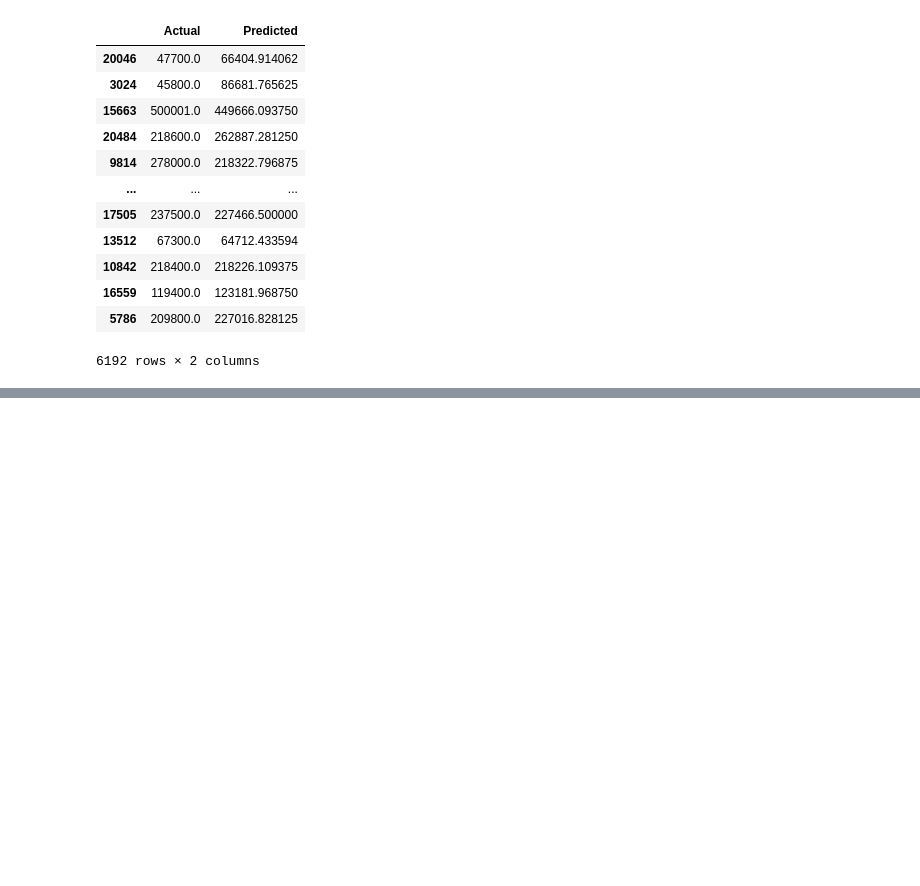
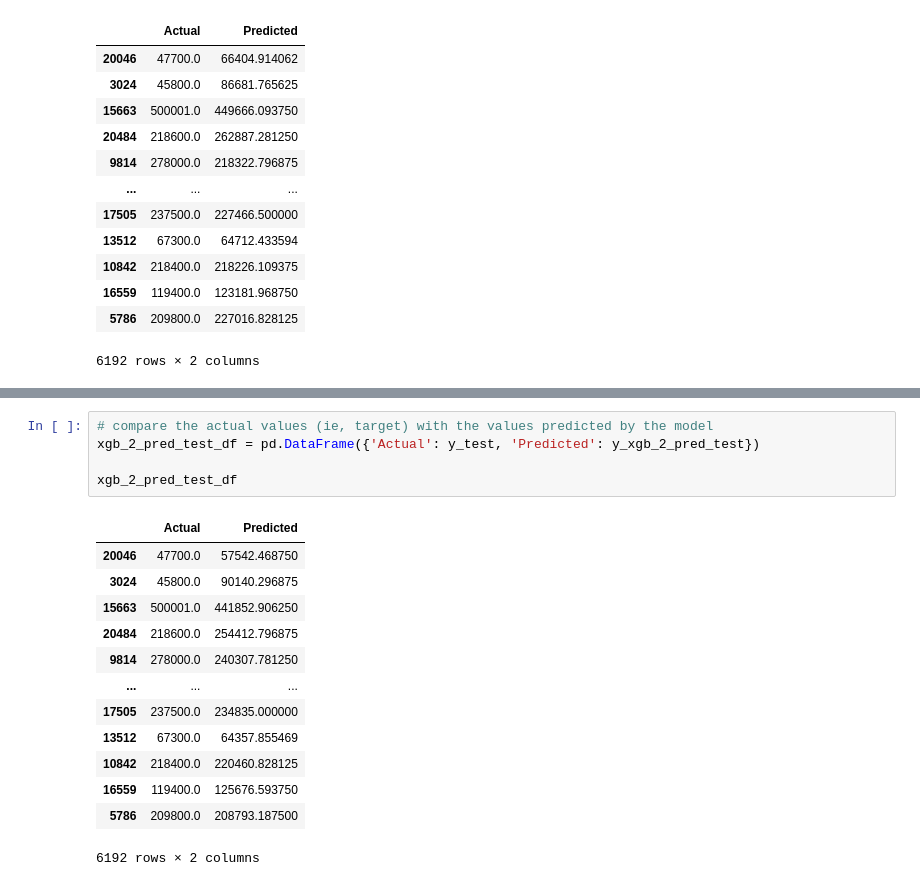
Before and after one commit to Arunika-Gamage/Predicting-House-Price, a Jupyter notebook: House_Price_Predictor.ipynb, the cells around one changed output, grey strips where cells are left out. Drawn from its saved outputs; the diff is of its cells as text; blank space fills up the shorter version.

```diff
--- a/House_Price_Predictor.ipynb
+++ b/House_Price_Predictor.ipynb
@@ -532,0 +688,19 @@ xgb_pred_test_df
+# %%
+# compare the actual values (ie, target) with the values predicted by the model
+xgb_2_pred_test_df = pd.DataFrame({'Actual': y_test, 'Predicted': y_xgb_2_pred_test})
+
+xgb_2_pred_test_df
+# %% [output]
+|  | Actual | Predicted |
+| 20046 | 47700.0 | 57542.468750 |
+| 3024 | 45800.0 | 90140.296875 |
+| 15663 | 500001.0 | 441852.906250 |
+| 20484 | 218600.0 | 254412.796875 |
+| 9814 | 278000.0 | 240307.781250 |
+| ... | ... | ... |
+| 17505 | 237500.0 | 234835.000000 |
+| 13512 | 67300.0 | 64357.855469 |
+| 10842 | 218400.0 | 220460.828125 |
+| 16559 | 119400.0 | 125676.593750 |
+| 5786 | 209800.0 | 208793.187500 |
+6192 rows × 2 columns
```
Also changed, not shown: parts of 24 cells of this notebook.
